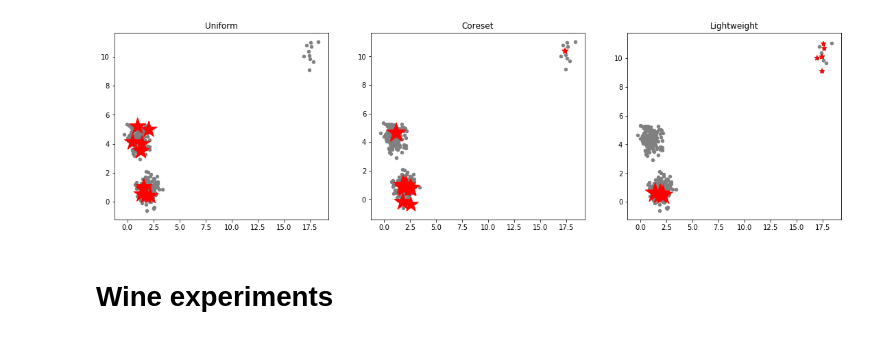
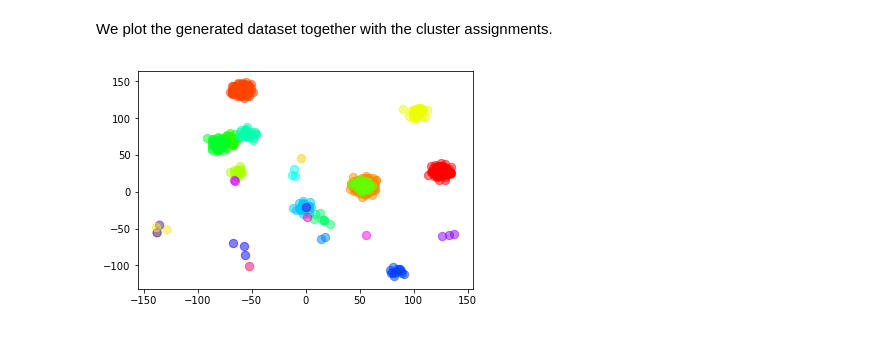
Before and after one commit to zalanborsos/coresets, a Jupyter notebook: examples/kmeans.ipynb, the cells around one changed output. Saved outputs shown, nothing was run; the diff lists cells and outputs as text; code cells hidden in the pictures.

```diff
--- a/examples/kmeans.ipynb
+++ b/examples/kmeans.ipynb
@@ -17,15 +51,0 @@ plt.scatter(X[:, 0], X[:, 1], c='gray')
-# %%
-coreset_size = 10
-fig = plt.figure(figsize=(19, 5))
-for i, (method, name) in enumerate([(coresets.KMeansUniformGenerator(X), "Uniform"),
-                    (coresets.KMeansCoresetGenerator(X, n_clusters=3), "Coreset"),
-                    (coresets.KMeansLightweightCoresetGenerator(X), "Lightweight")]):
-    C, w = method.generate_coreset(coreset_size)
-    ax = plt.subplot(1, 3, i + 1)
-    ax.set_title(name)
-    plt.scatter(X[:, 0], X[:, 1], c='gray', s=20)
-    plt.scatter(C[:, 0], C[:, 1], c='red', marker="*", s=w*20)
-# %% [output]
-[figure, removed]
-# %% [markdown]
-# Wine experiments
@@ -39,0 +52,9 @@ X = std_pca.fit_transform(X)
+# %%
+n = 1000
+X, true_k, assignment = datagen.crp(n=n, alpha=5)
+# %% [markdown]
+We plot the generated dataset together with the cluster assignments.
+# %%
+plotting.plot_2d_points_with_assignment(X, assignment)
+# %% [output]
+[figure, added]
```
Also changed, not shown: parts of 13 cells of this notebook, 7 other files.
